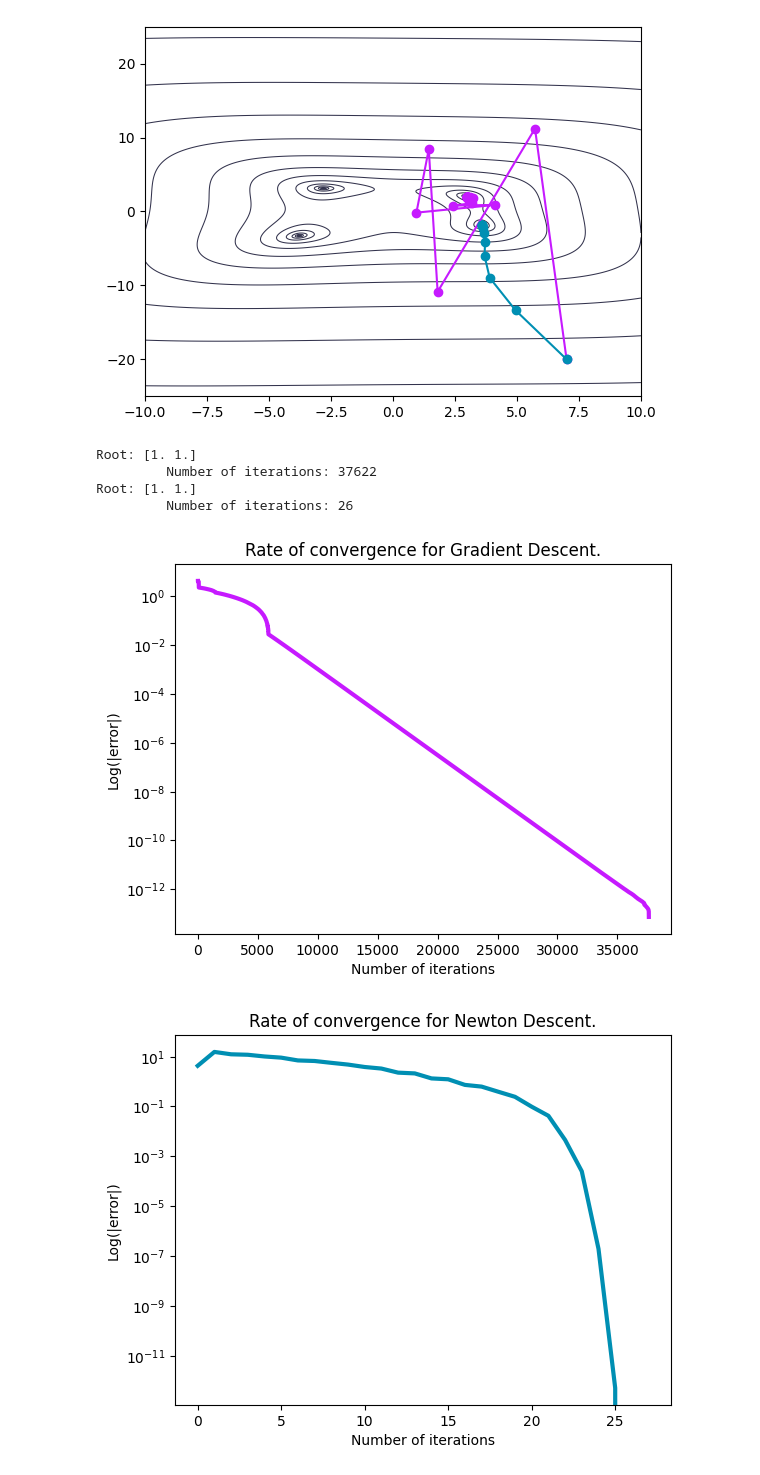
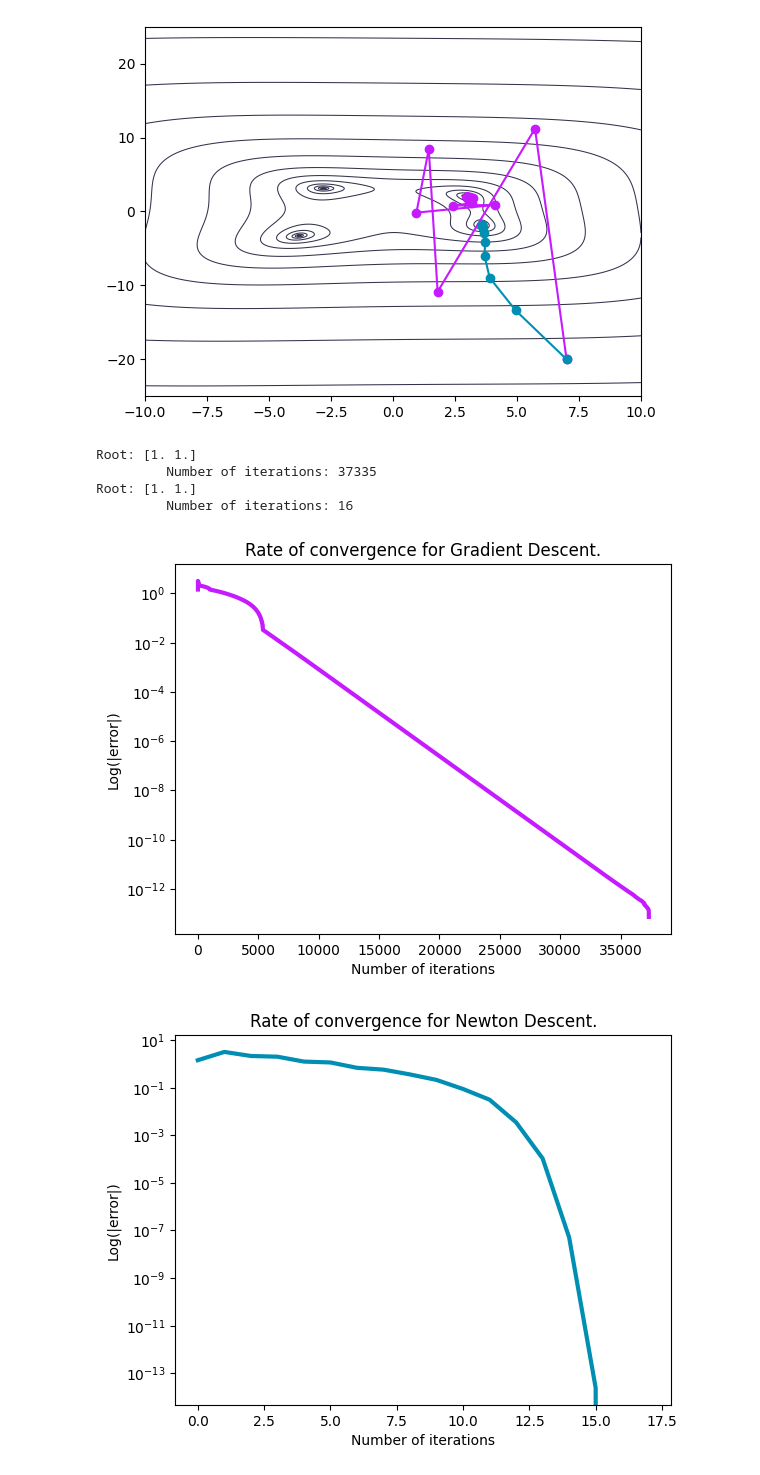
Before and after one commit to cmaddry/APPM-4600, a Jupyter notebook: Final Project/Code/finalProject.ipynb, the cells around one changed output. Saved outputs shown, nothing was run; the diff lists cells and outputs as text; code cells hidden in the pictures.

```diff
--- a/Final Project/Code/finalProject.ipynb
+++ b/Final Project/Code/finalProject.ipynb
@@ -271,7 +271,7 @@ Root using Newton Descent: [ 3.58442834 -1.84812653]
 [figure]
 # %%
 # Initial conditions and other parameters
-x0 = [4, 4]; tol = 1e-16; Nmax = 100000
+x0 = [2, 2]; tol = 1e-16; Nmax = 100000
 
 # Finds the roots with Gradient Descent and then returns and prints the output
 root, error, iterations, GDSteps = GradientDescent(x0, Rosenbrock, RosenbrockJ, tol, Nmax)
@@ -339,34 +339,34 @@ plt.show()
 
 # Plot of the Rosenbrock function
 plt.plot(GDSteps[300:,0], GDSteps[300:,1],
             color='#c61aff',
             marker="o",
             zorder=1,
             label="Gradient Descent")
 plt.plot(NDSteps[10:,0], NDSteps[10:,1],
             color='#008fb3',
             marker="o",
             zorder=1,
             label="Newton Descent")
 
 
 # Grid for plotting the function
 x = np.linspace(0.8, 2.4, 1000)
 y = np.linspace(0, 5, 1000)
 X, Y = np.meshgrid(x, y)
 evalPoints = [X, Y]
 
 plt.contour(X, Y, Rosenbrock(evalPoints),
             levels=np.logspace(-4, 3, 20),
             colors='#33334d',
             linewidths=0.75,
             zorder=0)
 plt.legend(); plt.title("Rosenbrock function. Root located at" + r" (1,1)."); plt.xlabel("x"); plt.ylabel("y")
 plt.show()
 # %% [output]
 Root: [1. 1.]
-         Number of iterations: 37622
+         Number of iterations: 37335
 Root: [1. 1.]
-         Number of iterations: 26
+         Number of iterations: 16
-[figure, old version]
+[figure, new version]
-[figure, old version]
+[figure, new version]
```
Also changed, not shown: parts of 7 cells of this notebook, 18 other files.
